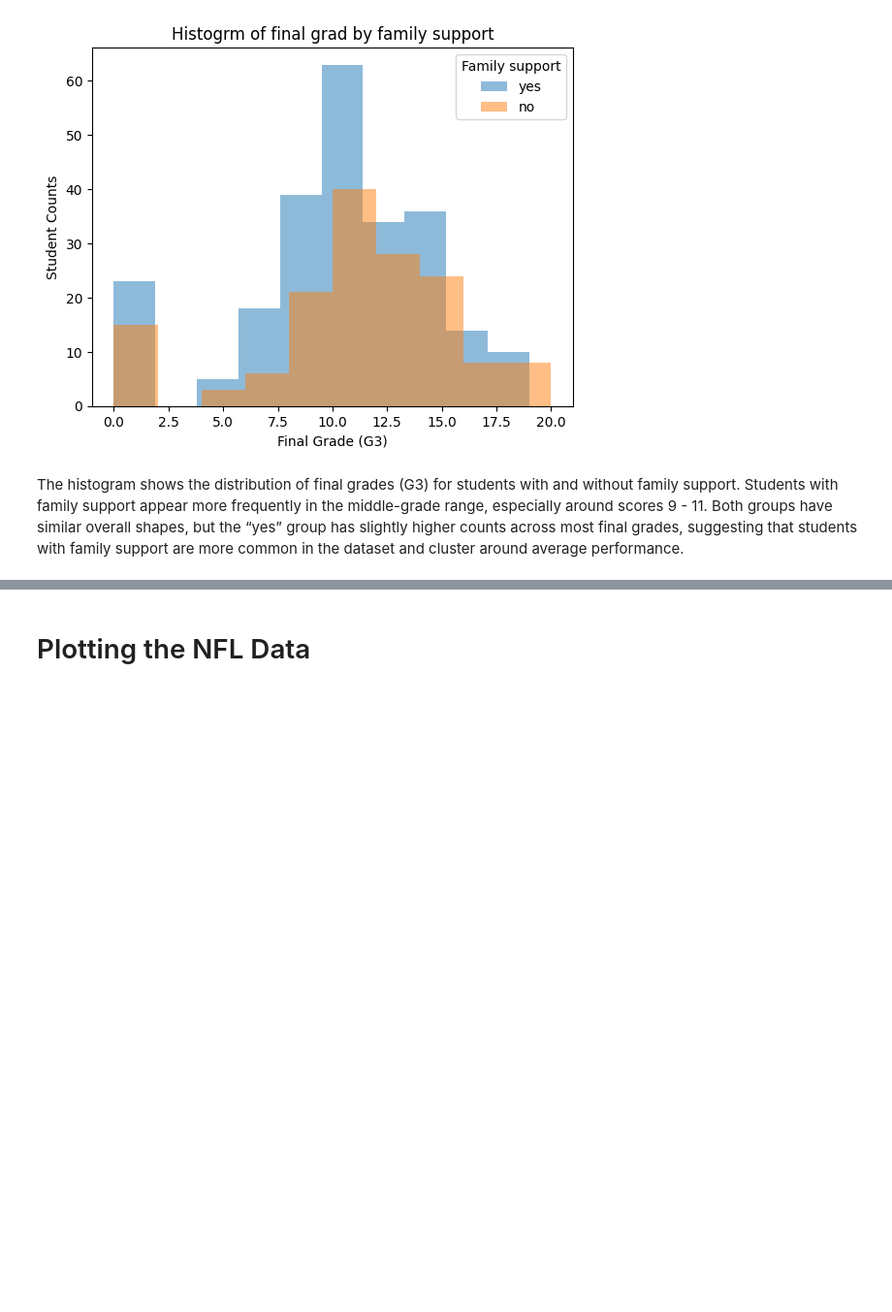
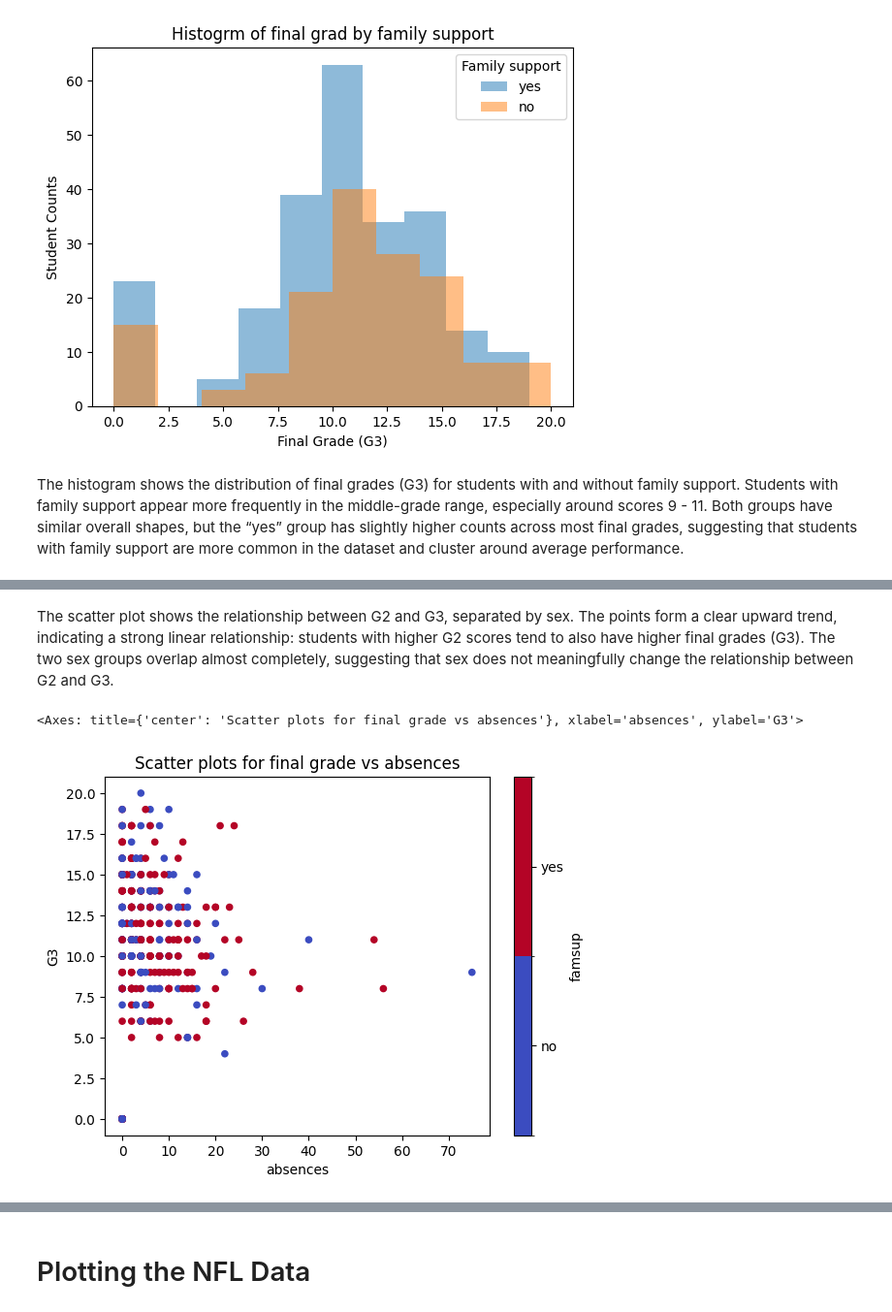
Before and after one commit to fhzhkunming/ST554_HW4, a Jupyter notebook: HW4_Hui.ipynb, the cells around one changed output, grey strips where cells are left out. Shown at 97% size. Drawn from its saved outputs; the diff is of its cells as text; code cells hidden in the pictures; blank space fills up the shorter version.

```diff
--- a/HW4_Hui.ipynb
+++ b/HW4_Hui.ipynb
@@ -287,0 +323,14 @@ math_score[math_score["famsup"] == "yes"]["G3"].plot.density(bw_method = 0.1, la
+# %% [markdown]
+The scatter plot shows the relationship between G2 and G3, separated by sex. The points form a clear upward trend, indicating a strong linear relationship: students with higher G2 scores tend to also have higher final grades (G3). The two sex groups overlap almost completely, suggesting that sex does not meaningfully change the relationship between G2 and G3.
+# %%
+# create a scotter plot for G3 vs absences
+math_score["famsup"] = math_score["famsup"].astype("category") # convert famsup variable to category
+math_score.plot.scatter(                                       # create scatter plot
+    x = "absences",                                            # label x-axis
+    y = "G3",                                                  # label y-axis
+    c ="famsup",                                               # color points by family support (famsup)
+    cmap = "coolwarm",                                         # two-color scheme for categories
+    title = "Scatter plots for final grade vs absences")       # add a plot title
+# %% [output]
+<Axes: title={'center': 'Scatter plots for final grade vs absences'}, xlabel='absences', ylabel='G3'>
+[figure, added]
```
Also changed, not shown: parts of 9 cells of this notebook.
